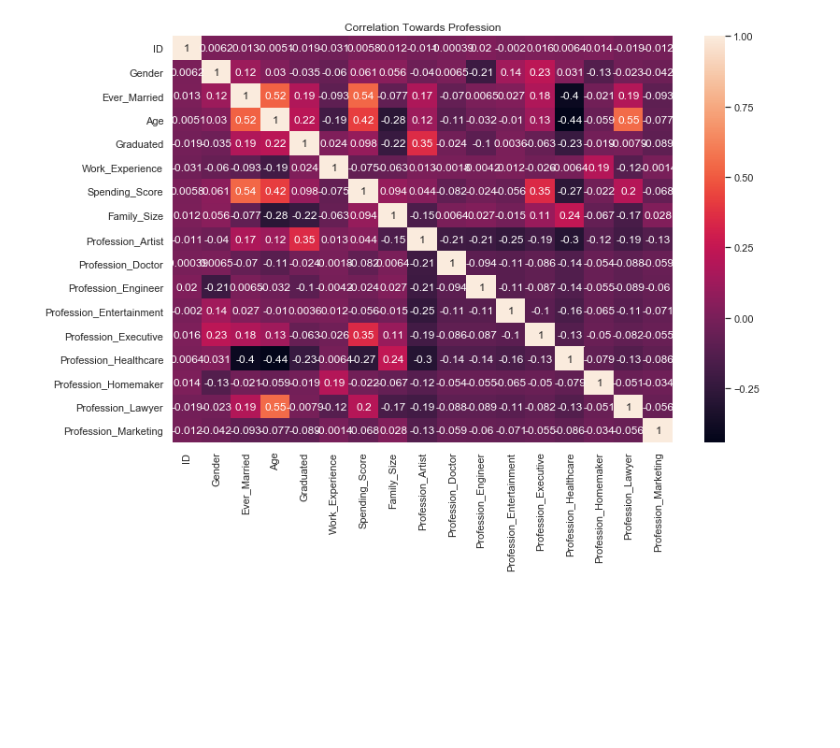
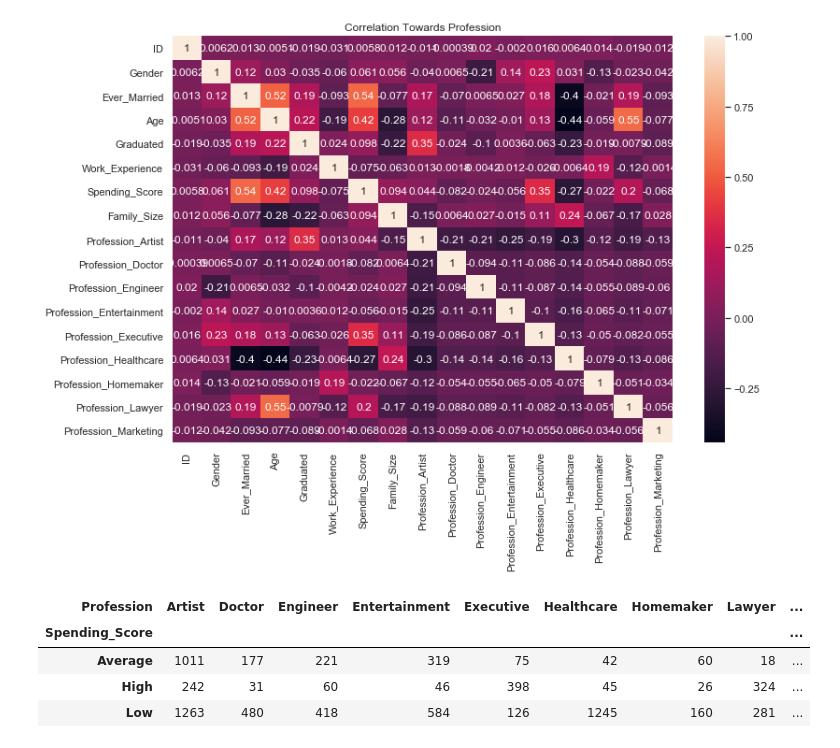
Before and after one commit to harashtaht/CustomerSegmentation, a Jupyter notebook: customerSegmentation/automobileSegmentation.ipynb, the cells around one changed output. Cells and saved outputs as stored; diff of their text form; code cells hidden in the pictures; blank space fills up the shorter version.

```diff
--- a/customerSegmentation/automobileSegmentation.ipynb
+++ b/customerSegmentation/automobileSegmentation.ipynb
@@ -695,3 +695,11 @@ sns.heatmap(oneHprf_.corr(), annot=True)
 # %% [output]
 <matplotlib.axes._subplots.AxesSubplot at 0x...>
 [figure]
+# %%
+dfTr.groupby("Spending_Score")["Profession"].value_counts().unstack()
+# %% [output]
+| Profession | Artist | Doctor | Engineer | Entertainment | Executive | Healthcare | Homemaker | Lawyer | ... |
+| Spending_Score |  |  |  |  |  |  |  |  | ... |
+| Average | 1011 | 177 | 221 | 319 | 75 | 42 | 60 | 18 | ... |
+| High | 242 | 31 | 60 | 46 | 398 | 45 | 26 | 324 | ... |
+| Low | 1263 | 480 | 418 | 584 | 126 | 1245 | 160 | 281 | ... |
```
Also changed, not shown: parts of 6 cells of this notebook.
